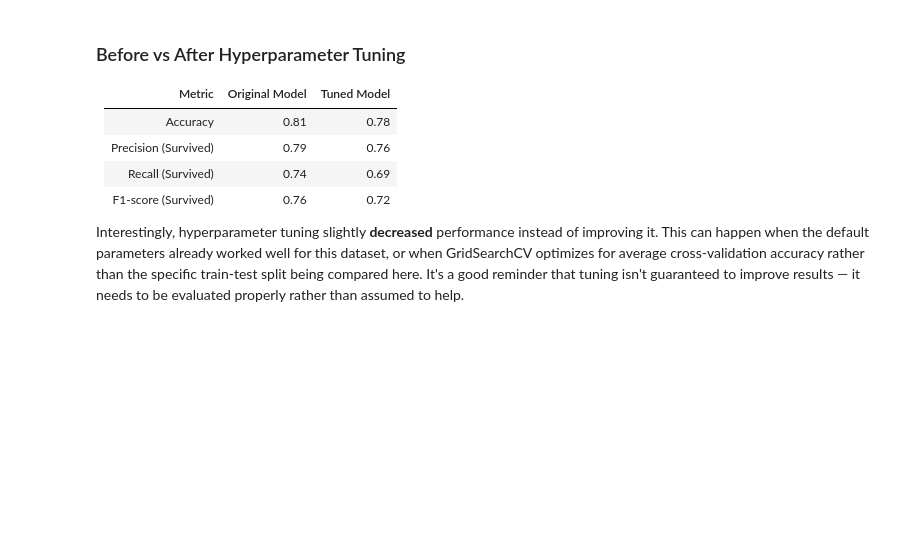
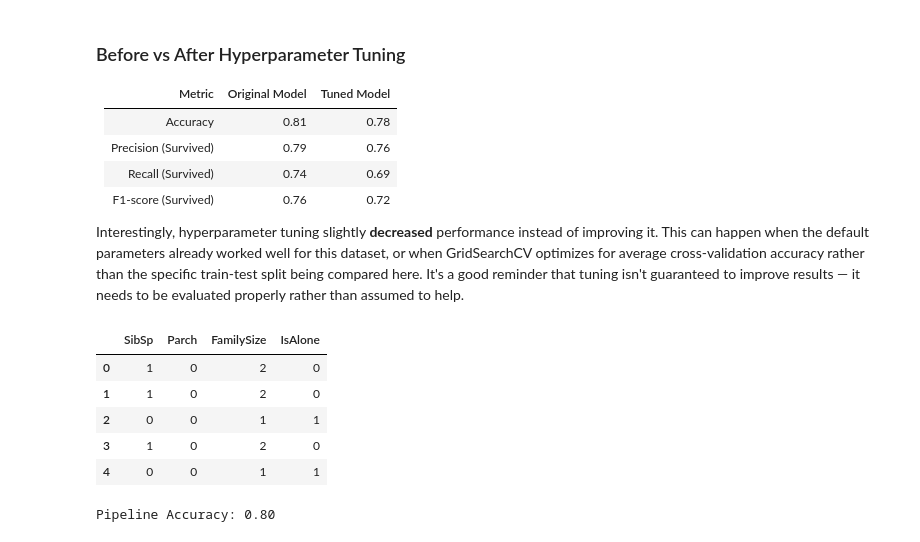
Before and after one commit to rubabzulfiqar20052005/neurofive-ml-track, a Jupyter notebook: titanic_eda.ipynb, the cells around one changed output. Drawn from its saved outputs; the diff is of its cells as text; code cells hidden in the pictures; blank space fills up the shorter version.

Commit message:
Task 7: Built reusable ML pipeline with ColumnTransformer and feature engineering

```diff
--- a/titanic_eda.ipynb
+++ b/titanic_eda.ipynb
@@ -267,0 +276,12 @@ Interestingly, hyperparameter tuning slightly **decreased** performance instead
+# %%
+df['FamilySize'] = df['SibSp'] + df['Parch'] + 1
+df['IsAlone'] = (df['FamilySize'] == 1).astype(int)
+
+df[['SibSp', 'Parch', 'FamilySize', 'IsAlone']].head()
+# %% [output]
+|  | SibSp | Parch | FamilySize | IsAlone |
+| 0 | 1 | 0 | 2 | 0 |
+| 1 | 1 | 0 | 2 | 0 |
+| 2 | 0 | 0 | 1 | 1 |
+| 3 | 1 | 0 | 2 | 0 |
+| 4 | 0 | 0 | 1 | 1 |
@@ -267,0 +306,8 @@ Interestingly, hyperparameter tuning slightly **decreased** performance instead
+# %%
+pipeline.fit(X_train, y_train)
+y_pred = pipeline.predict(X_test)
+
+pipeline_accuracy = accuracy_score(y_test, y_pred)
+print(f"Pipeline Accuracy: {pipeline_accuracy:.2f}")
+# %% [output]
+Pipeline Accuracy: 0.80
```
Also changed, not shown: parts of 5 cells of this notebook, 2 other files.
